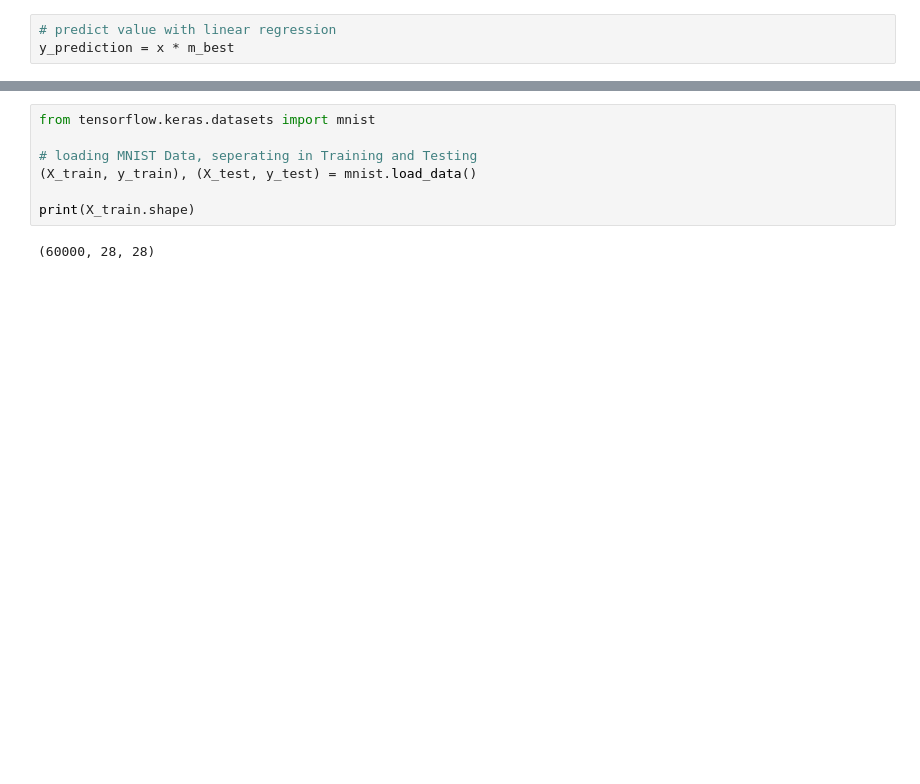
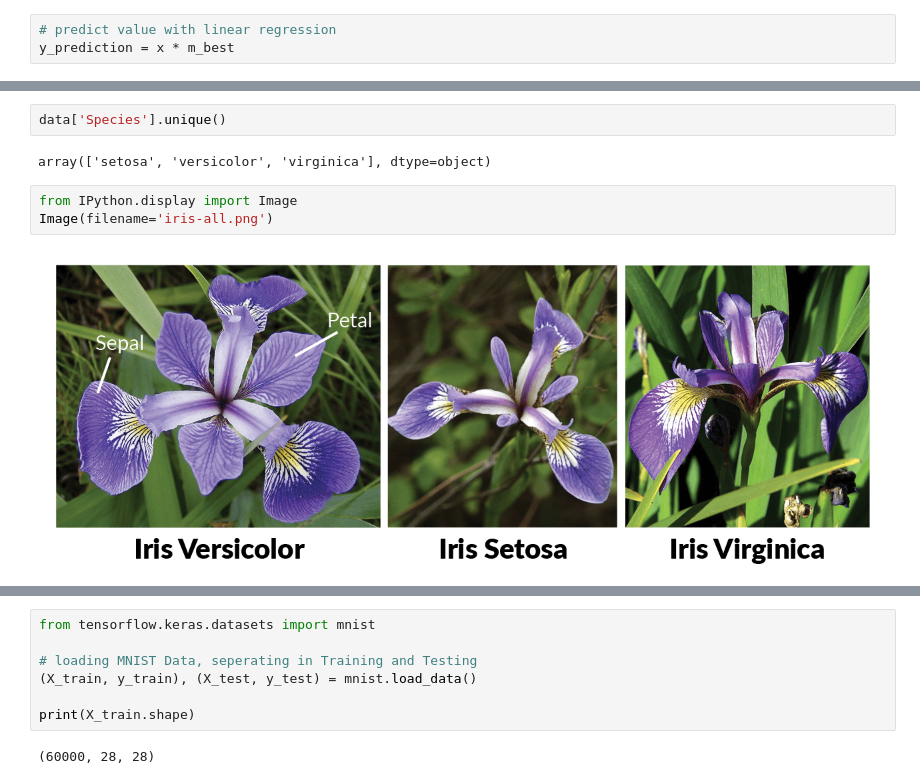
Before and after one commit to Davideee/schleuniger-ml, a Jupyter notebook: MachineLearningCourse.ipynb, the cells around one changed output, grey strips where cells are left out. Saved outputs shown, nothing was run; the diff lists cells and outputs as text; blank space fills up the shorter version.

```diff
--- a/MachineLearningCourse.ipynb
+++ b/MachineLearningCourse.ipynb
@@ -96,0 +116,9 @@ plt.show()
+# %%
+data['Species'].unique()
+# %% [output]
+array(['setosa', 'versicolor', 'virginica'], dtype=object)
+# %%
+from IPython.display import Image
+Image(filename='iris-all.png')
+# %% [output]
+[figure, added]
```
Also changed, not shown: parts of 29 cells of this notebook, 4 other files.
